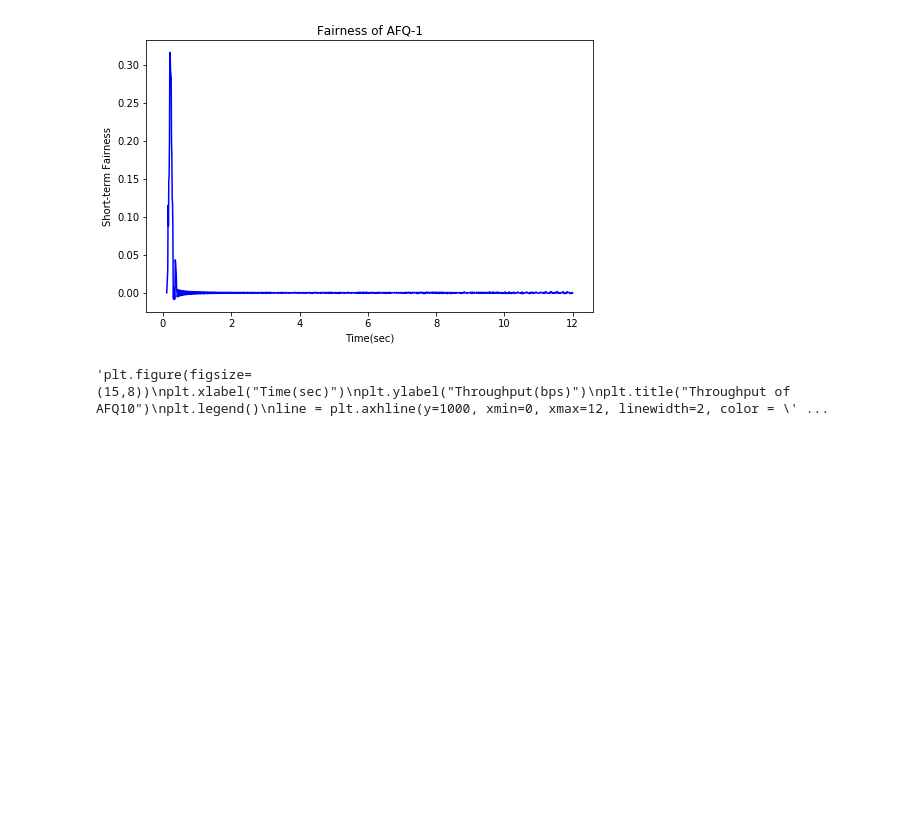
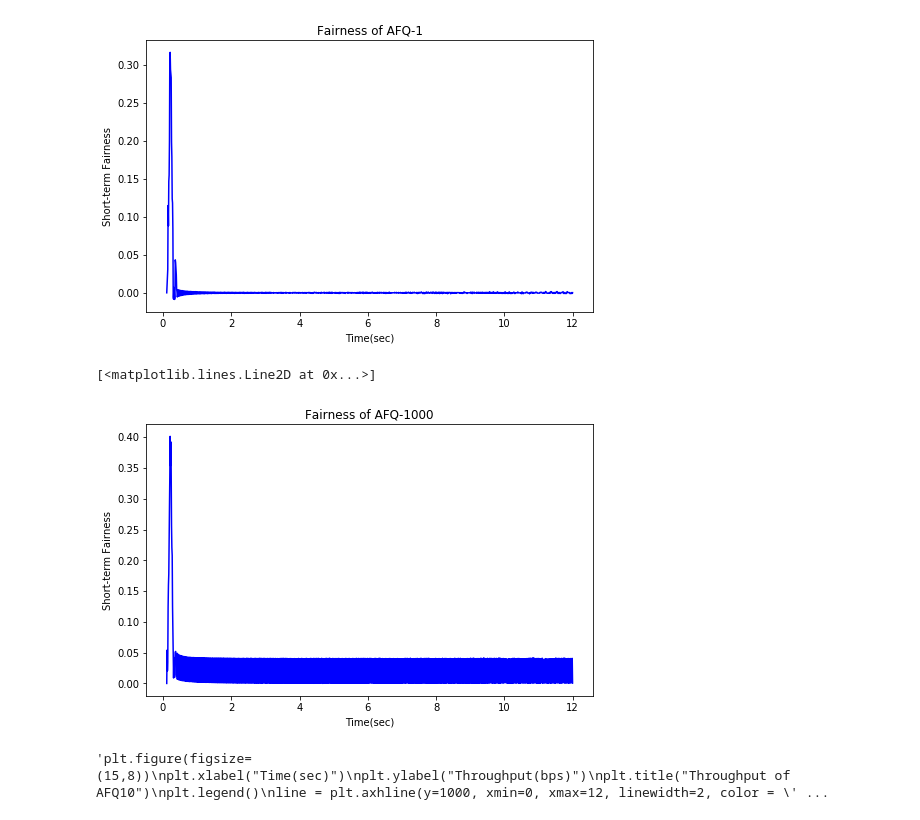
Before and after one commit to Peixuan670/Gearbox, a Jupyter notebook: ns2-script/sim_output/plotting_scripts/General_plotting_dir_fairness_period.ipynb, the cells around one changed output. Saved outputs shown, nothing was run; the diff lists cells and outputs as text; code cells hidden in the pictures; blank space fills up the shorter version.

```diff
--- a/ns2-script/sim_output/plotting_scripts/General_plotting_dir_fairness_period.ipynb
+++ b/ns2-script/sim_output/plotting_scripts/General_plotting_dir_fairness_period.ipynb
@@ -664,6 +692,34 @@ plt.plot(short_fairness_AFQ10['Timestamp'], short_fairness_AFQ10['Fairness'], co
 # %% [output]
 [<matplotlib.lines.Line2D at 0x...>]
 [figure]
+# %%
+# Find max difference
+
+expected_th = 1000
+
+merge_short_fairness_AFQ10 = pd.DataFrame()
+
+merge_short_fairness_AFQ10['Timestamp'] = period_0_AFQ10['Timestamp']
+merge_short_fairness_AFQ10['Short_th_flow0'] = period_0_AFQ10['Short_th']
+merge_short_fairness_AFQ10['Short_th_flow1'] = period_1_AFQ10['Short_th']
+merge_short_fairness_AFQ10['Short_th_flow2'] = period_2_AFQ10['Short_th']
+merge_short_fairness_AFQ10['Short_th_flow3'] = period_3_AFQ10['Short_th']
+
+merge_short_fairness_AFQ10['Max'] = merge_short_fairness_AFQ10.apply(lambda x: max(x['Short_th_flow0'],x['Short_th_flow1'],x['Short_th_flow2'],x['Short_th_flow3']), axis=1)
+merge_short_fairness_AFQ10['Min'] = merge_short_fairness_AFQ10.apply(lambda x: min(x['Short_th_flow0'],x['Short_th_flow1'],x['Short_th_flow2'],x['Short_th_flow3']), axis=1)
+
+merge_short_fairness_AFQ10['Short_fairness'] = merge_short_fairness_AFQ10.apply(lambda x: (x['Max']-x['Min'])/expected_th, axis=1)
+merge_short_fairness_AFQ10.head()
+
+plt.figure(figsize=(8,5))
+plt.xlabel("Time(sec)")
+plt.ylabel("Short-term Fairness")
+plt.title("Fairness of AFQ-1000")
+plt.legend()
+plt.plot(merge_short_fairness_AFQ10['Timestamp'], merge_short_fairness_AFQ10['Short_fairness'], color='blue', label='fairness_AFQ-100')
+# %% [output]
+[<matplotlib.lines.Line2D at 0x...>]
+[figure, added]
 # %%
 th_com_0_AFQ10 = pd.read_table('../%s/AFQ10/throughput_combine_0.txt'%(Directory), header=None)
 th_com_0_AFQ10.columns = ['Timestamp', 'Throughput']
```
Also changed, not shown: parts of 7 cells of this notebook.
